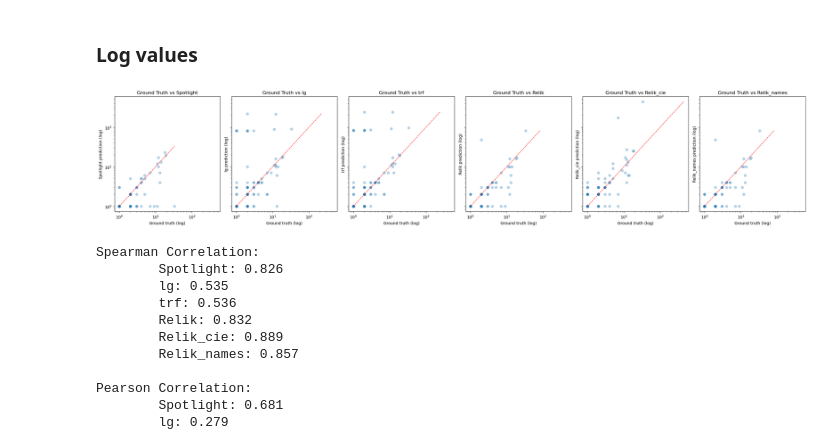
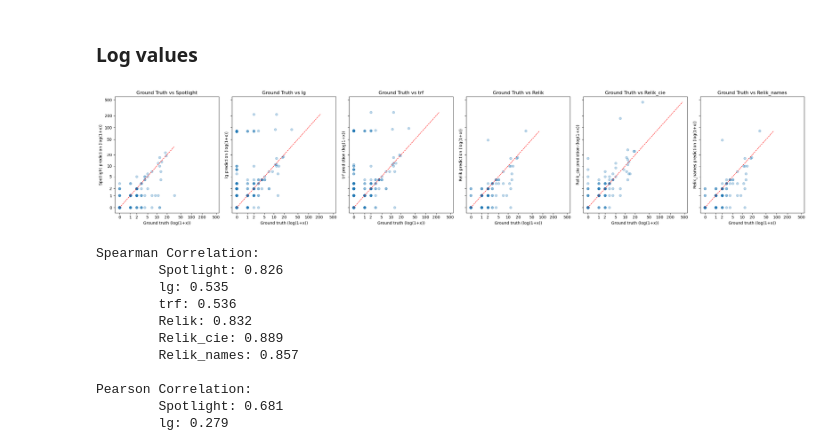
Before and after one commit to Karima-m/BSc_Project_Fall2026, a Jupyter notebook: notebooks/06_analysis.ipynb, the cells around one changed output. Drawn from its saved outputs; the diff is of its cells as text; code cells hidden in the pictures.

Commit message:
analysis: log values change to contain zero values

```diff
--- a/notebooks/06_analysis.ipynb
+++ b/notebooks/06_analysis.ipynb
@@ -53,7 +53,7 @@ MAE for Relik 0.6
 MAE for Relik_cie 1.7
 MAE for Relik_names 0.5
 # %%
-fig, axes = plt.subplots(1, 6, figsize=(25, 5), sharex=True, sharey=True)
+fig, axes = plt.subplots(1, len(models), figsize=(25, 5), sharex=True, sharey=True)
 
 for ax, (col, label) in zip(axes, models):
     ax.scatter(weight_df['GT_weight'], weight_df[col], alpha=0.3)
@@ -75,31 +75,32 @@ plt.show()
 # %% [markdown]
 ### Log values
 # %%
-fig, axes = plt.subplots(1, 6, figsize=(25, 5), sharex=True, sharey=True)
+fig, axes = plt.subplots(1, len(models), figsize=(25, 5), sharex=True, sharey=True)
 
 for ax, (col, label) in zip(axes, models):
-    # keep only rows where both values are > 0 (log can't show 0)
-    data = weight_df[(weight_df['GT_weight'] > 0) & (weight_df[col] > 0)]
+    gt   = weight_df['GT_weight']
+    pred = weight_df[col]
 
-    ax.scatter(data['GT_weight'], data[col], alpha=0.3)
+    ax.scatter(np.log1p(gt), np.log1p(pred), alpha=0.3)
 
-    lims = [
-        min(data['GT_weight'].min(), data[col].min()),
-        max(data['GT_weight'].max(), data[col].max())
-    ]
-    ax.plot(lims, lims, 'r--', linewidth=1)
+    lim = np.log1p(max(gt.max(), pred.max()))
+    ax.plot([0, lim], [0, lim], 'r--', linewidth=1)
 
-    ax.set_xscale('log')
-    ax.set_yscale('log')
+    # show real weights on the ticks instead of log1p values
+    ticks = [0, 1, 2, 5, 10, 20, 50, 100, 200, 500]
+    ax.set_xticks(np.log1p(ticks))
+    ax.set_xticklabels(ticks)
+    ax.set_yticks(np.log1p(ticks))
+    ax.set_yticklabels(ticks)
 
-    ax.set_xlabel('Ground truth (log)')
-    ax.set_ylabel(f'{label} prediction (log)')
+    ax.set_xlabel('Ground truth (log(1+x))')
+    ax.set_ylabel(f'{label} prediction (log(1+x))')
     ax.set_title(f'Ground Truth vs {label}')
 
 plt.tight_layout()
 plt.show()
 # %% [output]
-[figure, old version]
+[figure, new version]
 # %%
 print('Spearman Correlation:')
 
```
Also changed, not shown: parts of 2 cells of this notebook.
